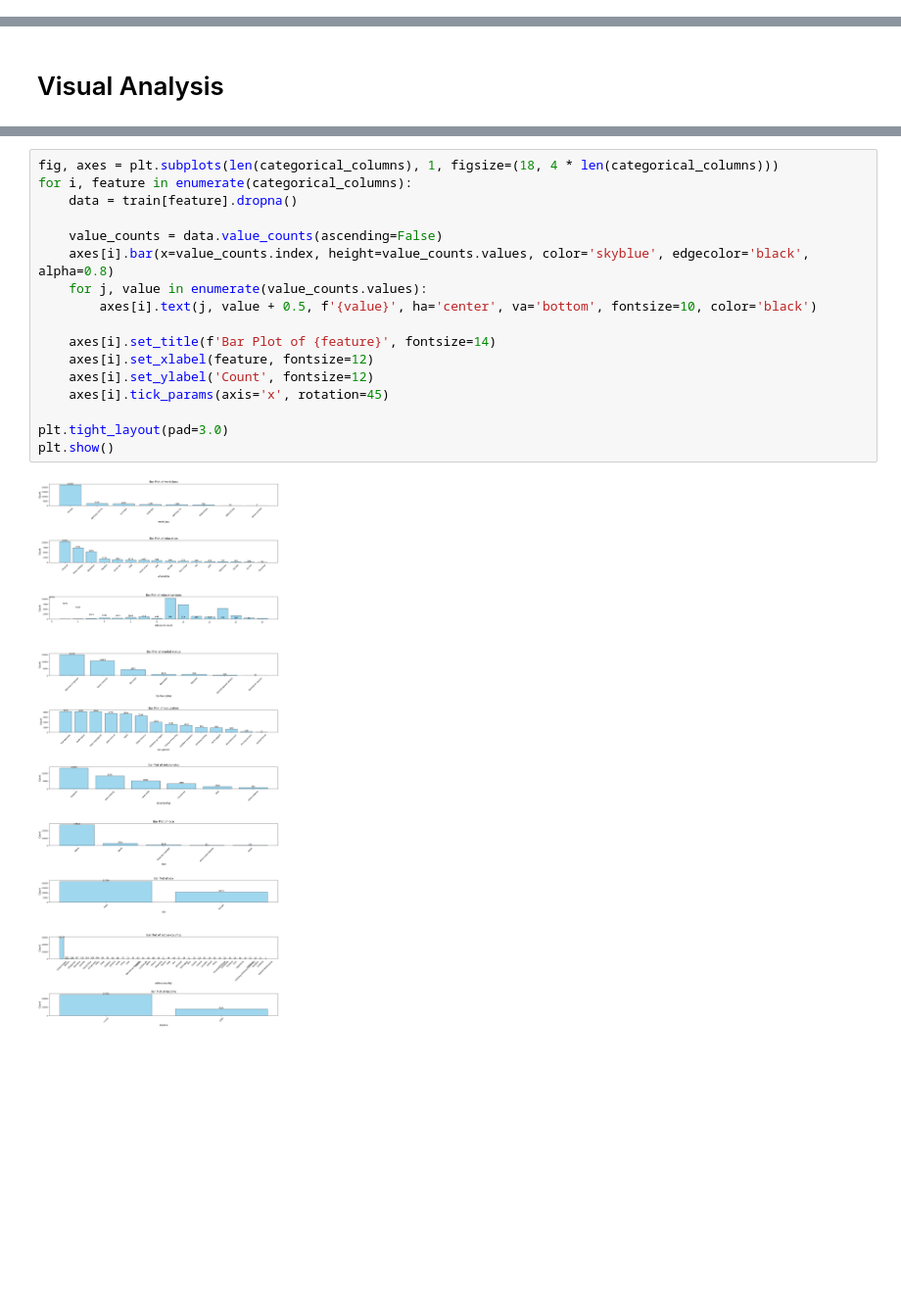
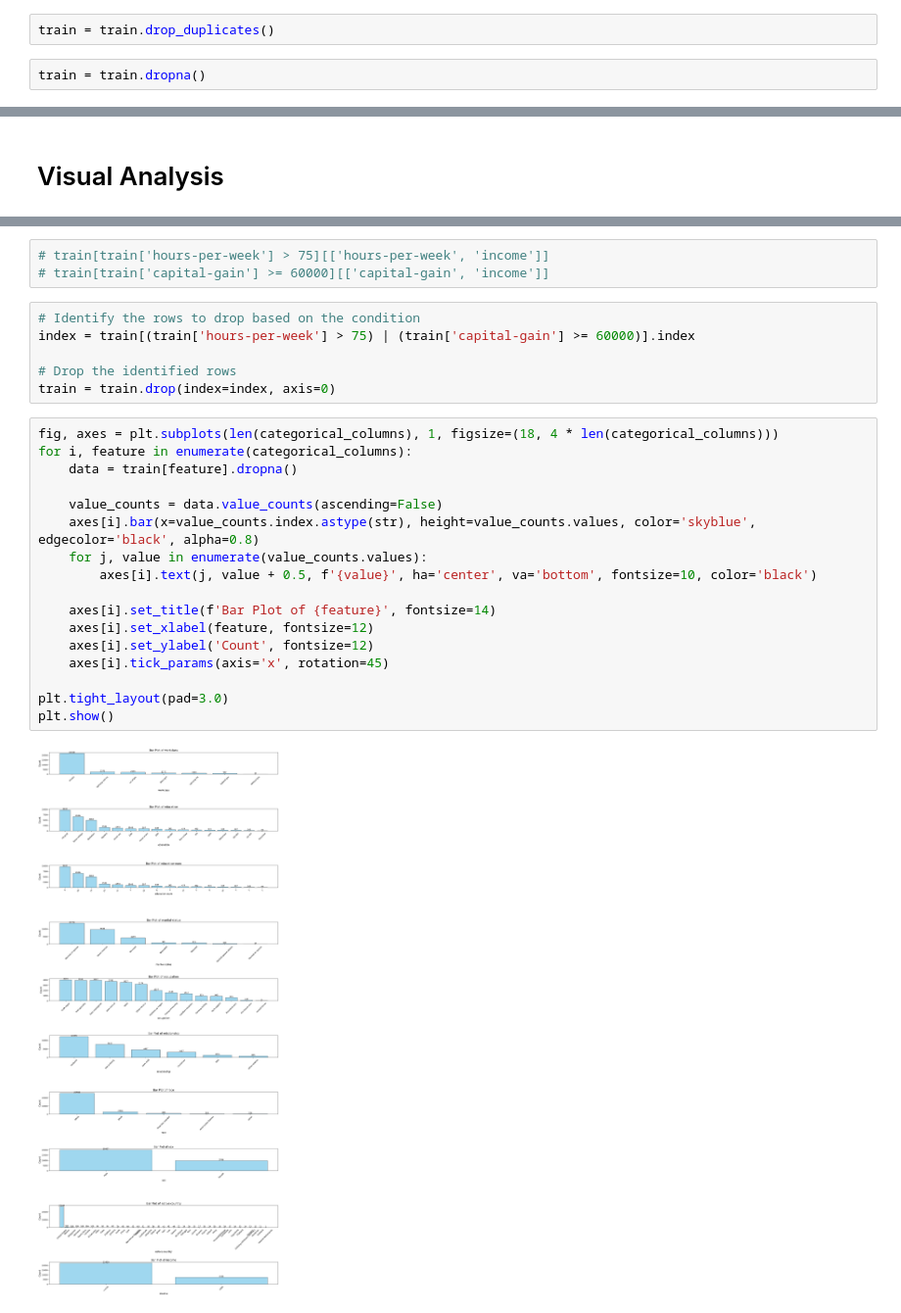
Before and after one commit to HanyAbdelsalam/UCI-Adult-Income-Data-Analysis-practice, a Jupyter notebook: main.ipynb, the cells around one changed output, grey strips where cells are left out. Shown at 98% size. Cells and saved outputs as stored; diff of their text form; blank space fills up the shorter version.

```diff
--- a/main.ipynb
+++ b/main.ipynb
@@ -87,3 +93,7 @@ train[train.duplicated()]
+# %%
+train = train.drop_duplicates()
+# %%
+train = train.dropna()
 # %%
 train.info()
 # %% [output]
@@ -218,22 +208,31 @@ plt.show()
+# %%
+# train[train['hours-per-week'] > 75][['hours-per-week', 'income']]
+# train[train['capital-gain'] >= 60000][['capital-gain', 'income']]
+# %%
+# Identify the rows to drop based on the condition
+index = train[(train['hours-per-week'] > 75) | (train['capital-gain'] >= 60000)].index
+
+# Drop the identified rows
+train = train.drop(index=index, axis=0)
 # %%
 fig, axes = plt.subplots(len(categorical_columns), 1, figsize=(18, 4 * len(categorical_columns)))
 for i, feature in enumerate(categorical_columns):
     data = train[feature].dropna()
 
     value_counts = data.value_counts(ascending=False)
-    axes[i].bar(x=value_counts.index, height=value_counts.values, color='skyblue', edgecolor='black', alpha=0.8)
+    axes[i].bar(x=value_counts.index.astype(str), height=value_counts.values, color='skyblue', edgecolor='black', alpha=0.8)
     for j, value in enumerate(value_counts.values):
         axes[i].text(j, value + 0.5, f'{value}', ha='center', va='bottom', fontsize=10, color='black')
 
     axes[i].set_title(f'Bar Plot of {feature}', fontsize=14)
     axes[i].set_xlabel(feature, fontsize=12)
     axes[i].set_ylabel('Count', fontsize=12)
     axes[i].tick_params(axis='x', rotation=45)
 
 plt.tight_layout(pad=3.0)
 plt.show()
 # %% [output]
-[figure, old version]
+[figure, new version]
 # %%
 plt.figure(figsize=(12, 5))
 corr = train[numerical_columns].corr()
```
Also changed, not shown: parts of 26 cells of this notebook.
